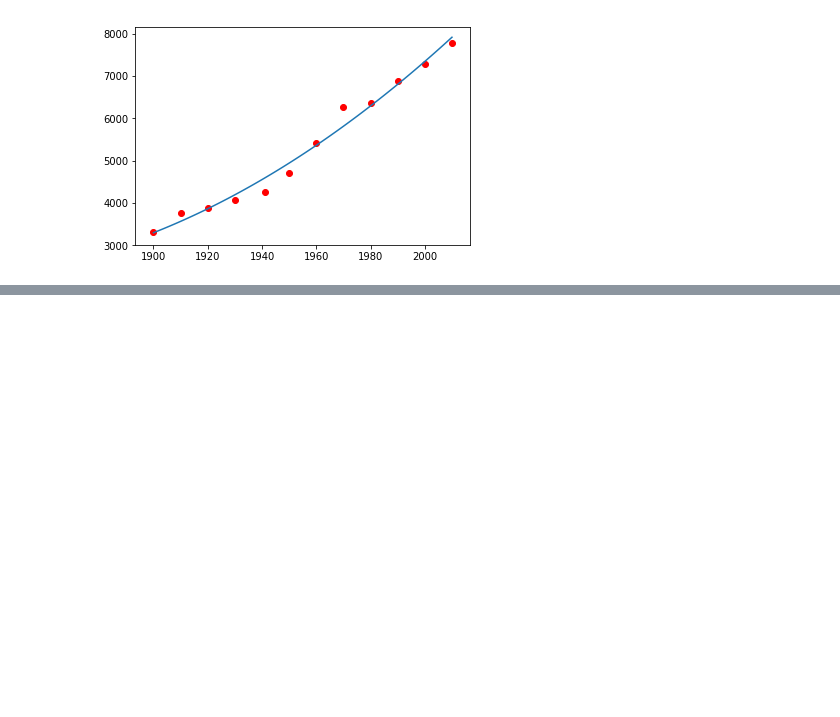
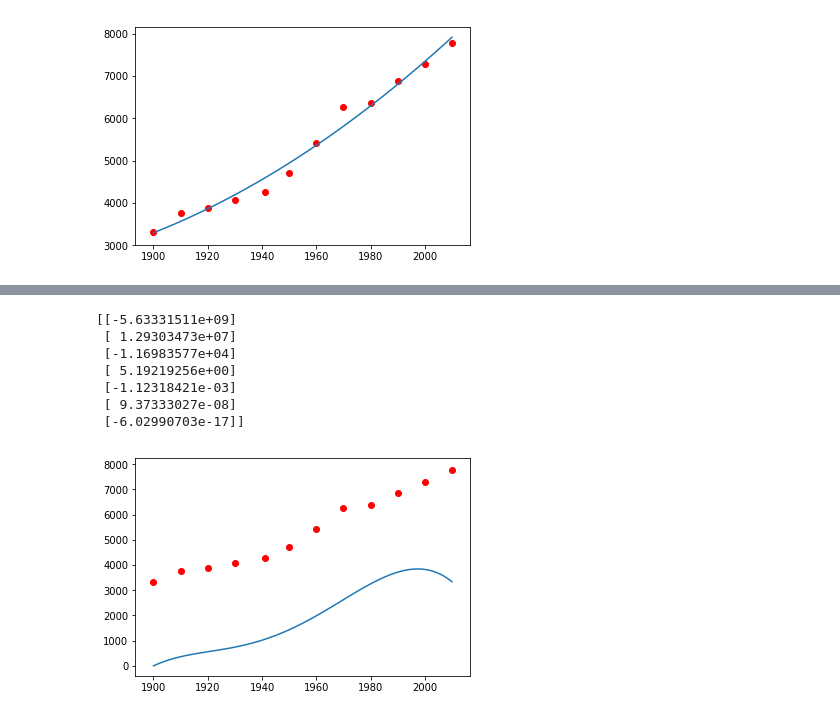
Before and after one commit to martinateruzzi/P1.4_seed, a Jupyter notebook: notes/05b_least_squares.ipynb, the cells around one changed output, grey strips where cells are left out. Cells and saved outputs as stored; diff of their text form; code cells hidden in the pictures; blank space fills up the shorter version.

```diff
--- a/notes/05b_least_squares.ipynb
+++ b/notes/05b_least_squares.ipynb
@@ -118,0 +166,18 @@ _ = scatter(year, population, color='r')
+# %%
+coefficients6 = ls(6,year,population)
+print(coefficients6)
+
+xx = linspace(1900,2010,100)
+#f = lambda x: a0 + a1*x + a2*x**2
+
+_ = plot(xx,np.polyval(coefficients6[::-1],xx))
+_ = scatter(year, population, color='r')
+# %% [output]
+[[-5.63331511e+09]
+ [ 1.29303473e+07]
+ [-1.16983577e+04]
+ [ 5.19219256e+00]
+ [-1.12318421e-03]
+ [ 9.37333027e-08]
+ [-6.02990703e-17]]
+[figure, added]
```
Also changed, not shown: parts of 14 cells of this notebook.
